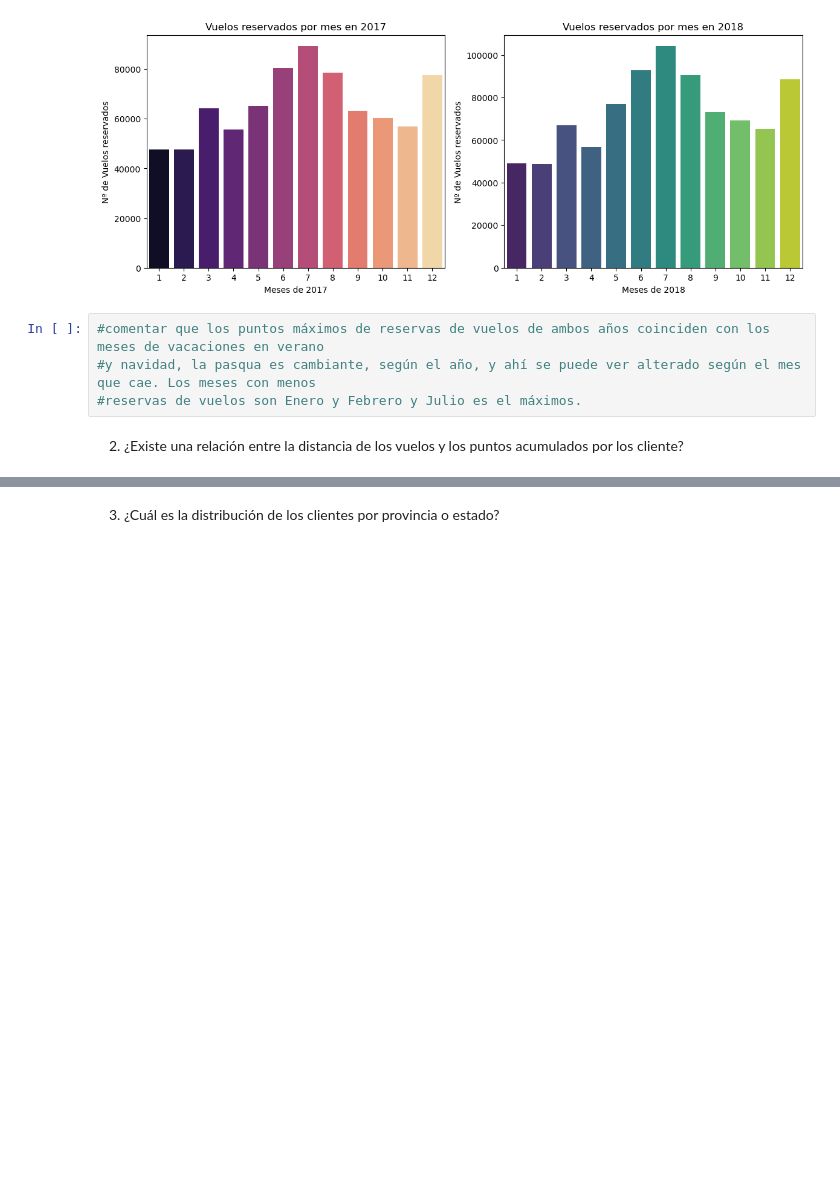
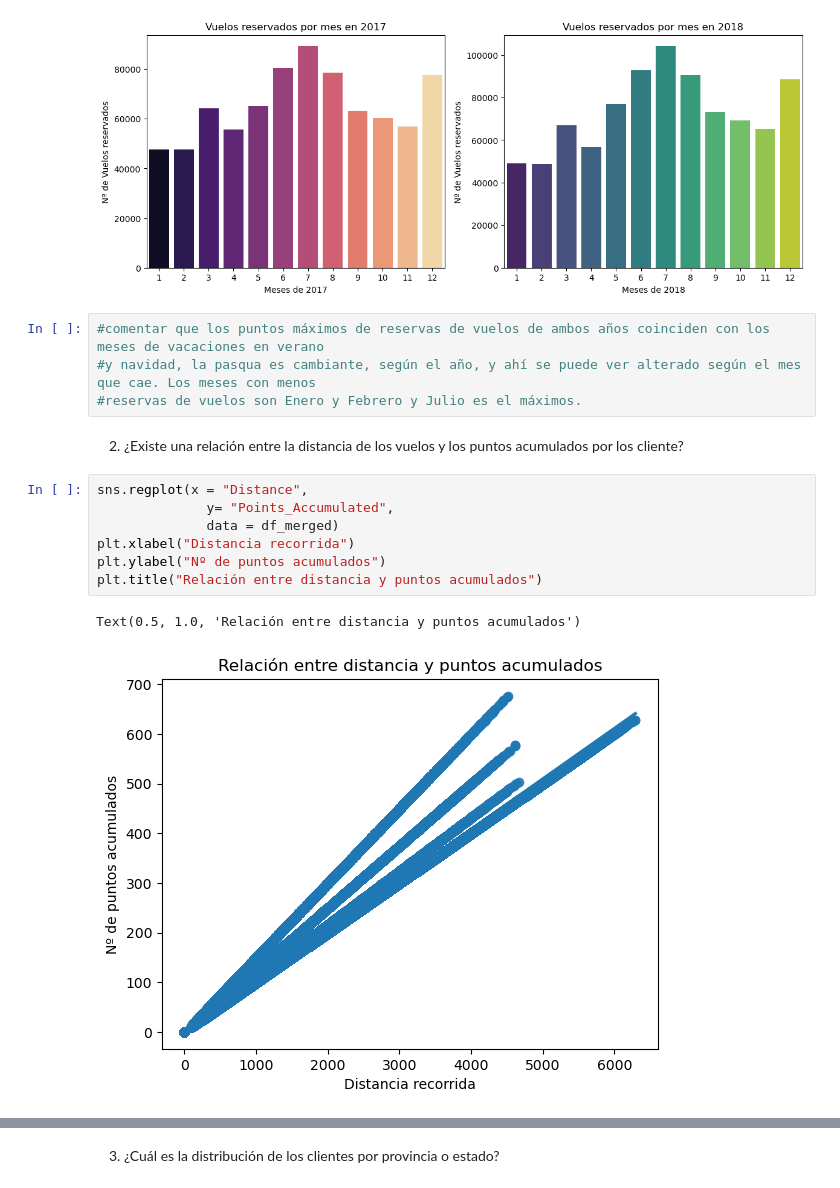
Before and after one commit to Adalab/bda-modulo-3-evaluacion-final-BiancaGemarR, a Jupyter notebook: visualizacion2.0_evaluacion.ipynb, the cells around one changed output, grey strips where cells are left out. Drawn from its saved outputs; the diff is of its cells as text; blank space fills up the shorter version.

```diff
--- a/visualizacion2.0_evaluacion.ipynb
+++ b/visualizacion2.0_evaluacion.ipynb
@@ -112,3 +111,13 @@ axes[1].set_title("Vuelos reservados por mes en 2018");
 #reservas de vuelos son Enero y Febrero y Julio es el máximos.
 # %% [markdown]
 2. ¿Existe una relación entre la distancia de los vuelos y los puntos acumulados por los cliente?
+# %%
+sns.regplot(x = "Distance",
+              y= "Points_Accumulated",
+              data = df_merged)
+plt.xlabel("Distancia recorrida")
+plt.ylabel("Nº de puntos acumulados")
+plt.title("Relación entre distancia y puntos acumulados")
+# %% [output]
+Text(0.5, 1.0, 'Relación entre distancia y puntos acumulados')
+[figure, added]
```
Also changed, not shown: parts of 9 cells of this notebook.
